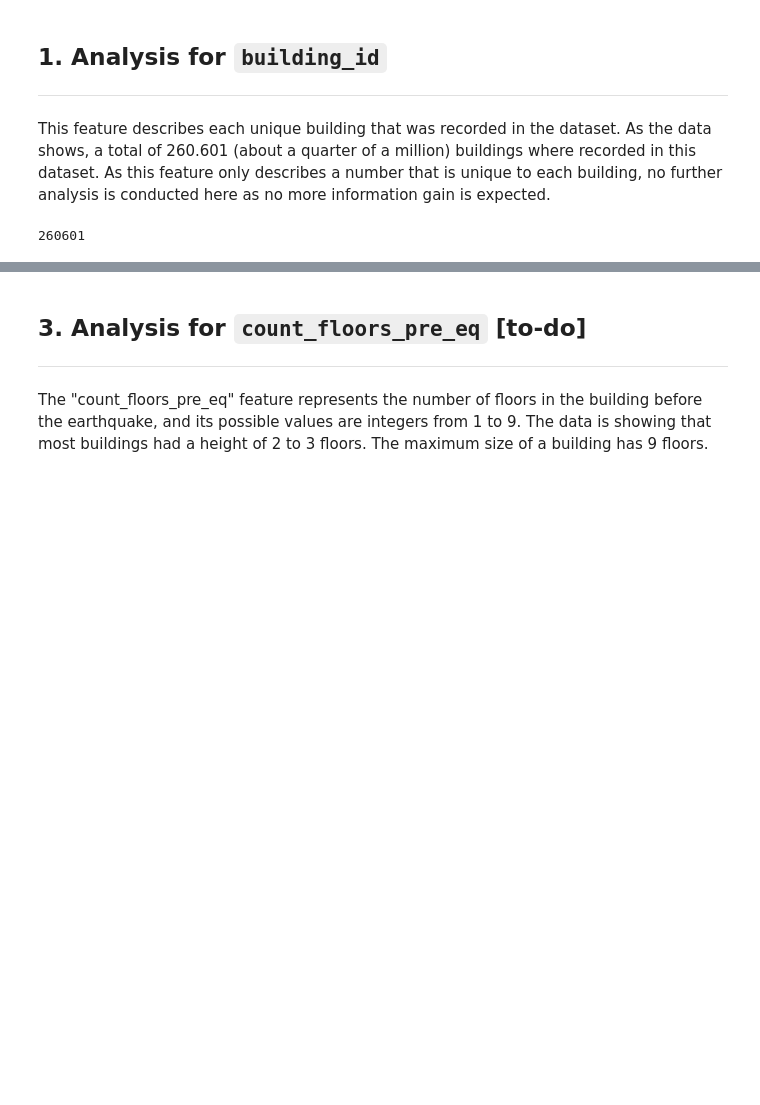
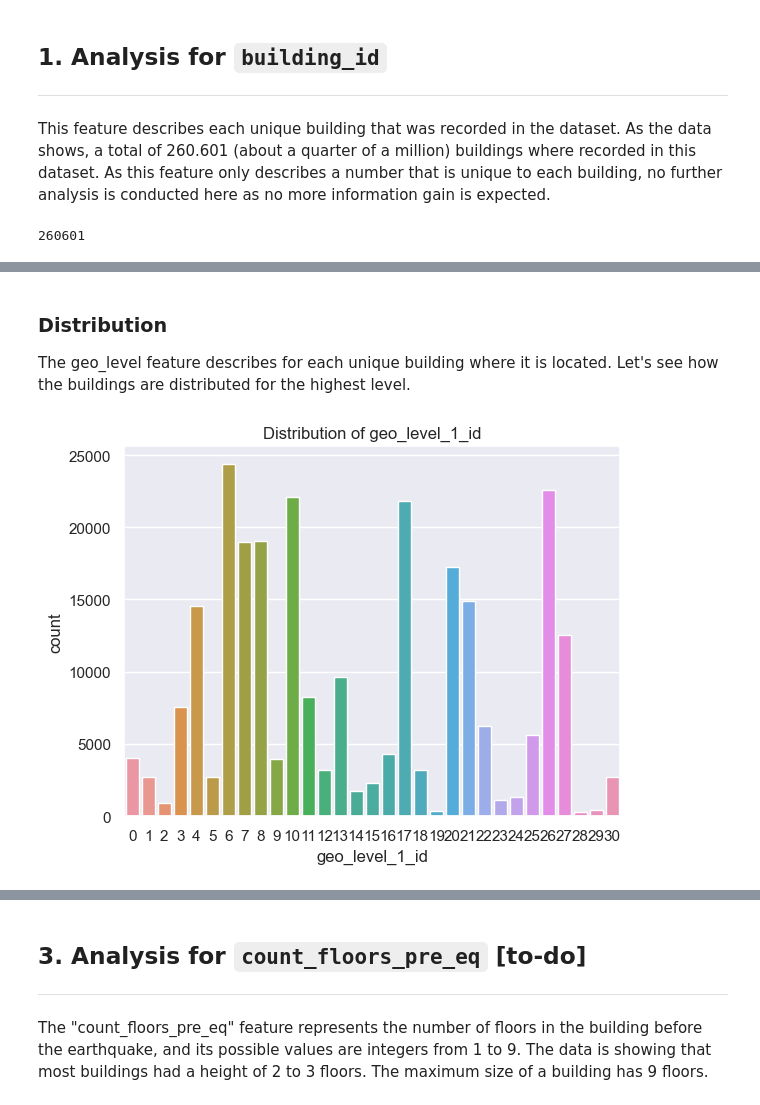
Before and after one commit to Sidies/-2015_Gorkha_earthquake_damage_prediction, a Jupyter notebook: notebooks/Exploration.ipynb, the cells around one changed output, grey strips where cells are left out. Drawn from its saved outputs; the diff is of its cells as text; code cells hidden in the pictures; blank space fills up the shorter version.

```diff
--- a/notebooks/Exploration.ipynb
+++ b/notebooks/Exploration.ipynb
@@ -132,0 +160,10 @@ train_df.building_id.count()
+# %% [markdown]
+### Distribution
+The geo_level feature describes for each unique building where it is located. Let's see how the buildings are distributed for the highest level.
+# %%
+sns.set(style="darkgrid")
+sns.countplot(data=train_df, x='geo_level_1_id')
+plt.title("Distribution of geo_level_1_id")
+plt.show()
+# %% [output]
+[figure, added]
```
Also changed, not shown: parts of 9 cells of this notebook.
